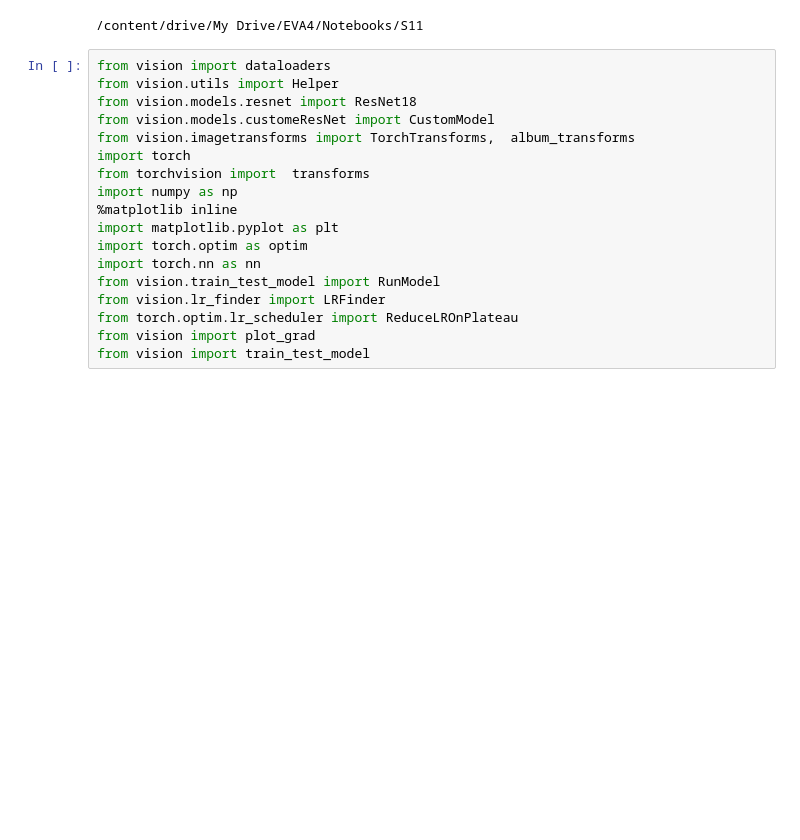
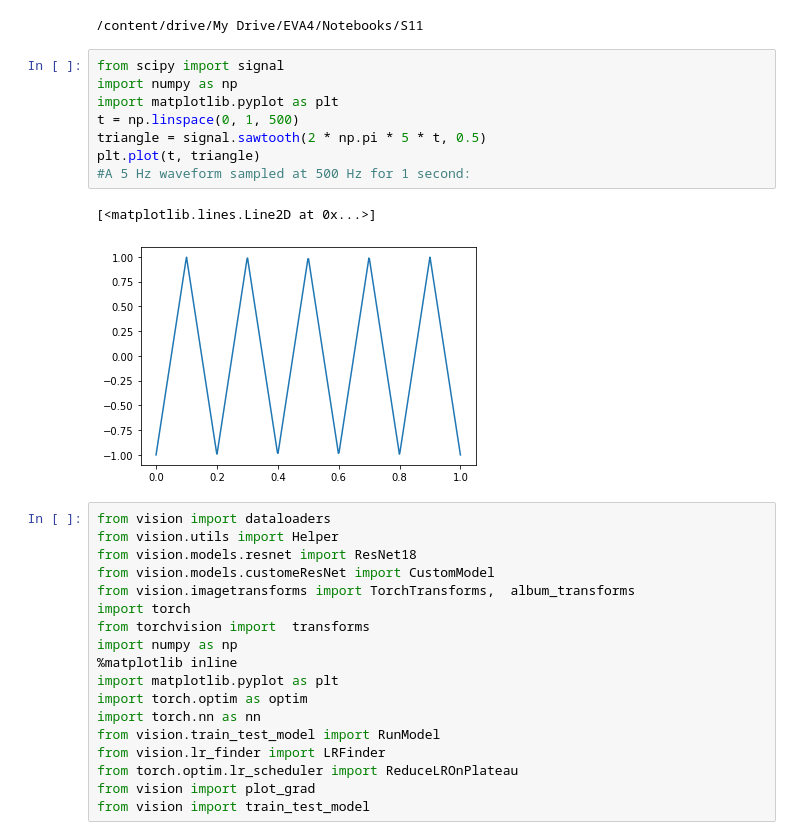
Before and after one commit to hemendra-06/EVA4, a Jupyter notebook: S11/main.ipynb, the cells around one changed output. Drawn from its saved outputs; the diff is of its cells as text; blank space fills up the shorter version.

```diff
--- a/S11/main.ipynb
+++ b/S11/main.ipynb
@@ -7,6 +7,17 @@ Drive already mounted at /content/drive; to attempt to forcibly remount, call dr
 cd "/content/drive/My Drive/EVA4/Notebooks/S11"
 # %% [output]
 /content/drive/My Drive/EVA4/Notebooks/S11
+# %%
+from scipy import signal
+import numpy as np
+import matplotlib.pyplot as plt
+t = np.linspace(0, 1, 500)
+triangle = signal.sawtooth(2 * np.pi * 5 * t, 0.5)
+plt.plot(t, triangle)
+#A 5 Hz waveform sampled at 500 Hz for 1 second:
+# %% [output]
+[<matplotlib.lines.Line2D at 0x...>]
+[figure, added]
 # %%
 from vision import dataloaders
 from vision.utils import Helper
```
Also changed, not shown: parts of 17 cells of this notebook.
